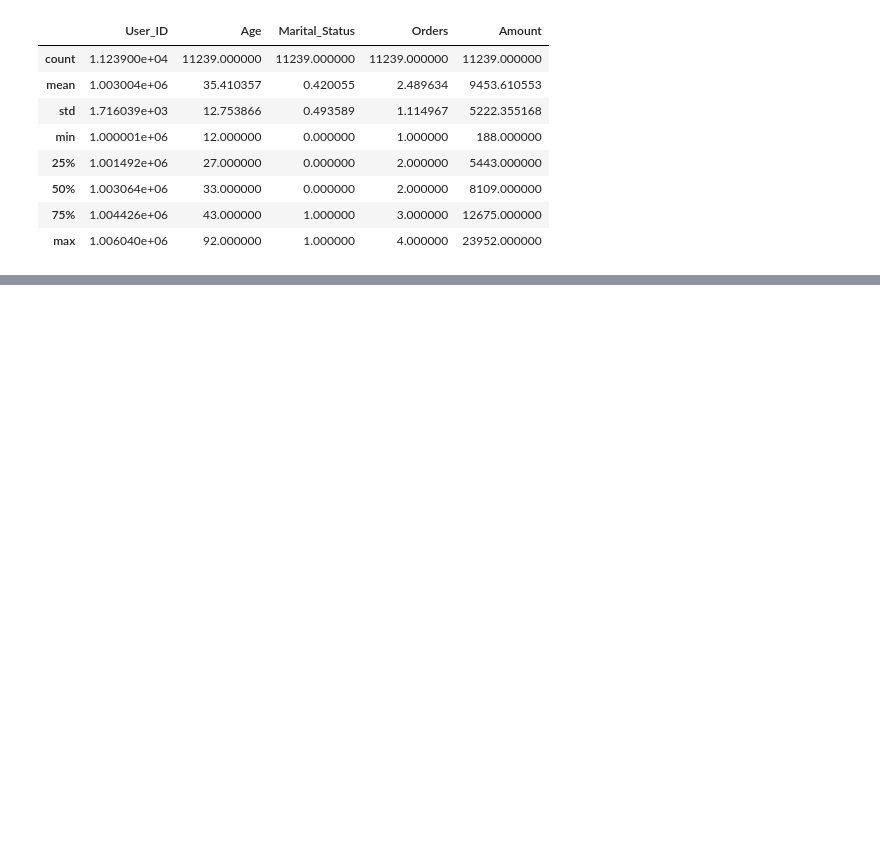
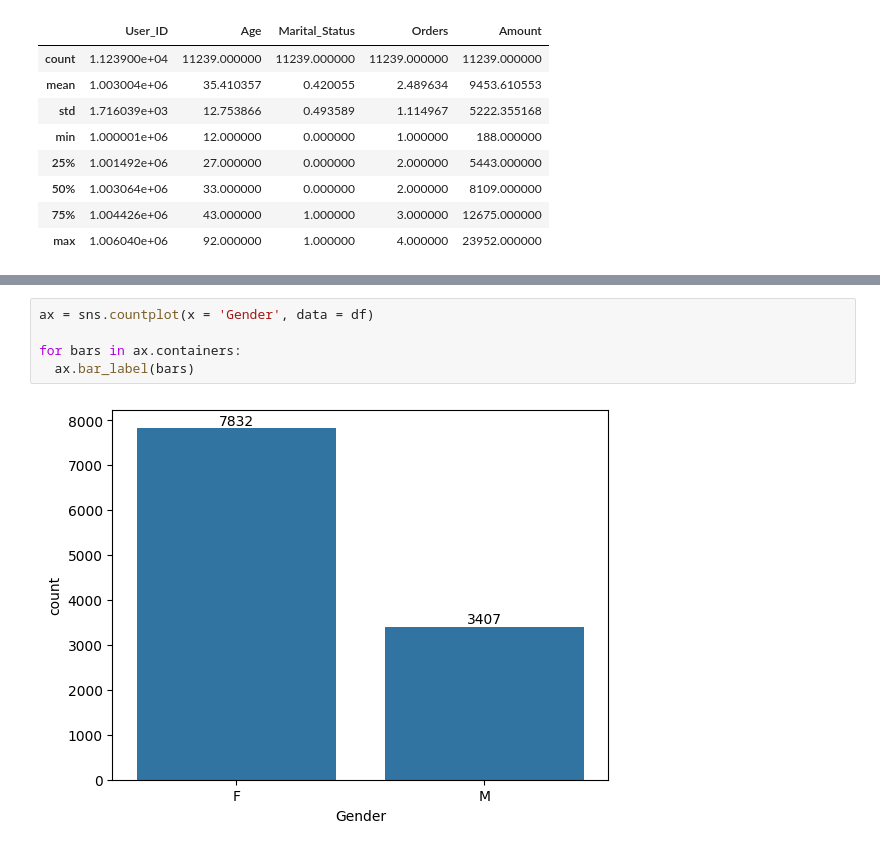
Before and after one commit to Sahilkushwaha7777/practice-project, a Jupyter notebook: diwali_sales_analytics.ipynb, the cells around one changed output, grey strips where cells are left out. Drawn from its saved outputs; the diff is of its cells as text; blank space fills up the shorter version.

```diff
--- a/diwali_sales_analytics.ipynb
+++ b/diwali_sales_analytics.ipynb
@@ -174,0 +198,7 @@ df.describe()
+# %%
+ax = sns.countplot(x = 'Gender', data = df)
+
+for bars in ax.containers:
+  ax.bar_label(bars)
+# %% [output]
+[figure, added]
```
Also changed, not shown: parts of 9 cells of this notebook.
